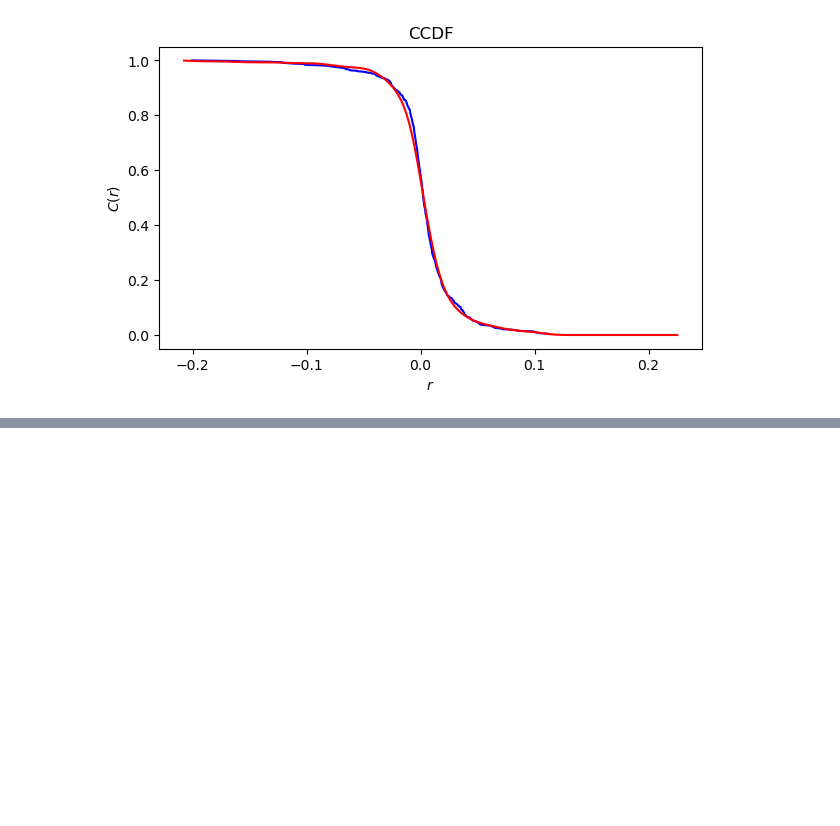
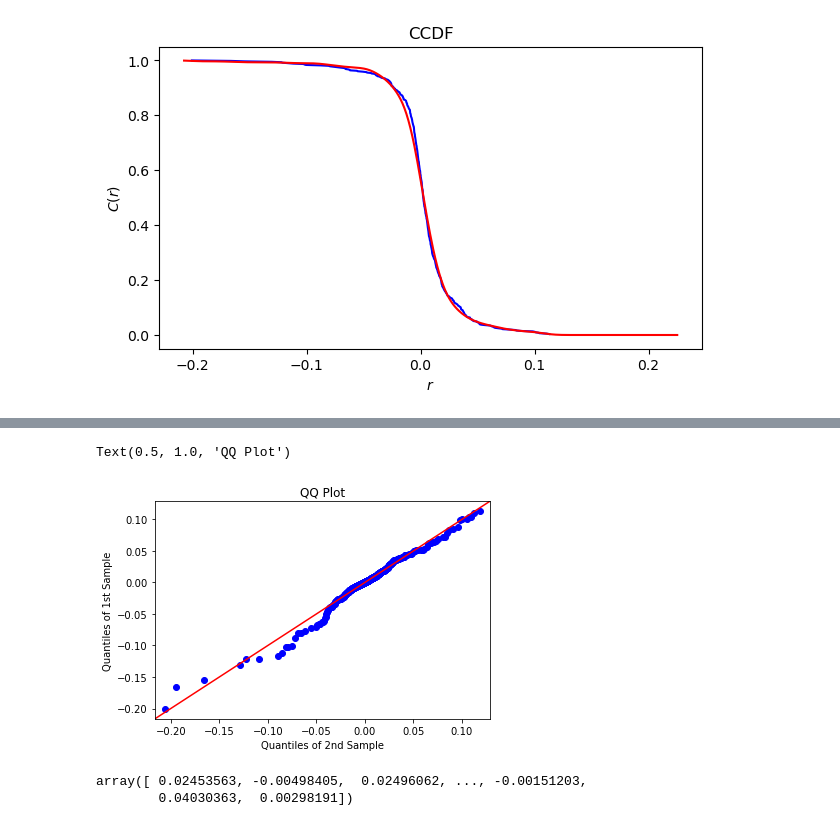
Before and after one commit to Parth7/Data-Science-for-finance, a Jupyter notebook: Case_Study2.ipynb, the cells around one changed output, grey strips where cells are left out. Cells and saved outputs as stored; diff of their text form; code cells hidden in the pictures; blank space fills up the shorter version.

```diff
--- a/Case_Study2.ipynb
+++ b/Case_Study2.ipynb
@@ -143,0 +170,23 @@ if __name__ == '__main__':
+# %%
+n_rand = 5000;
+kernel_random_numbers = [];
+
+for i in range(n_rand):
+    u = np.random.rand(1);
+    y = fsolve(func,0.01,args=(u))
+    kernel_random_numbers = np.append(kernel_random_numbers,y);
+
+n = np.append(train_set,val_set)
+pp_x = sm.ProbPlot(np.array(kernel_random_numbers))
+pp_y = sm.ProbPlot(np.array(n))
+statsmodels.graphics.gofplots.qqplot_2samples(pp_y,pp_x,line ='45')
+#scipy.stats.probplot(np.append(train_set,val_set), dist="norm", plot=plt)
+plt.title('QQ Plot')
+# %% [output]
+Text(0.5, 1.0, 'QQ Plot')
+[figure, added]
+# %%
+kernel_random_numbers
+# %% [output]
+array([ 0.02453563, -0.00498405,  0.02496062, ..., -0.00151203,
+        0.04030363,  0.00298191])
```
Also changed, not shown: parts of 2 cells of this notebook.
